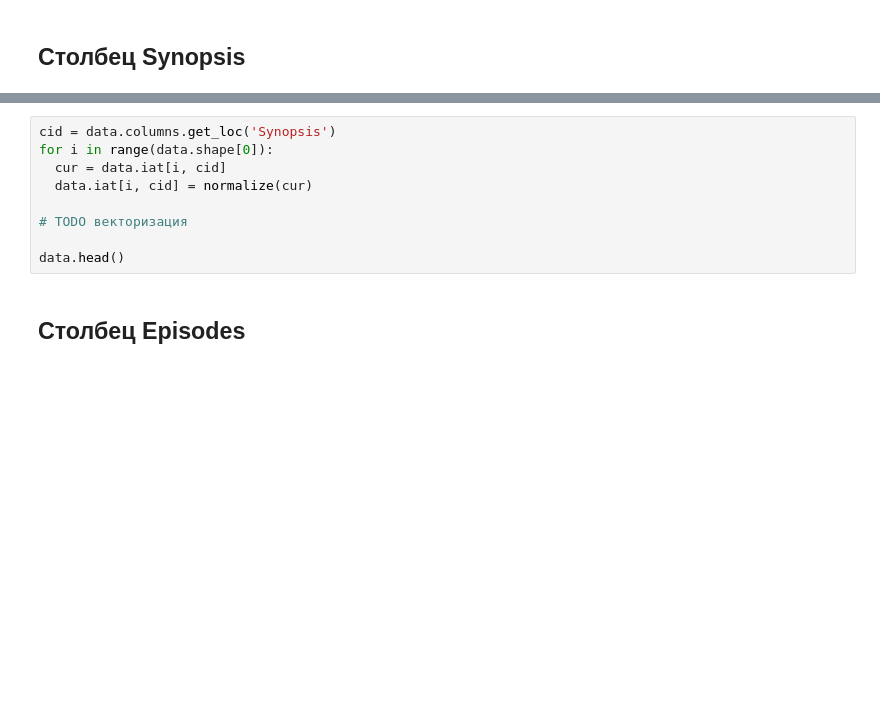
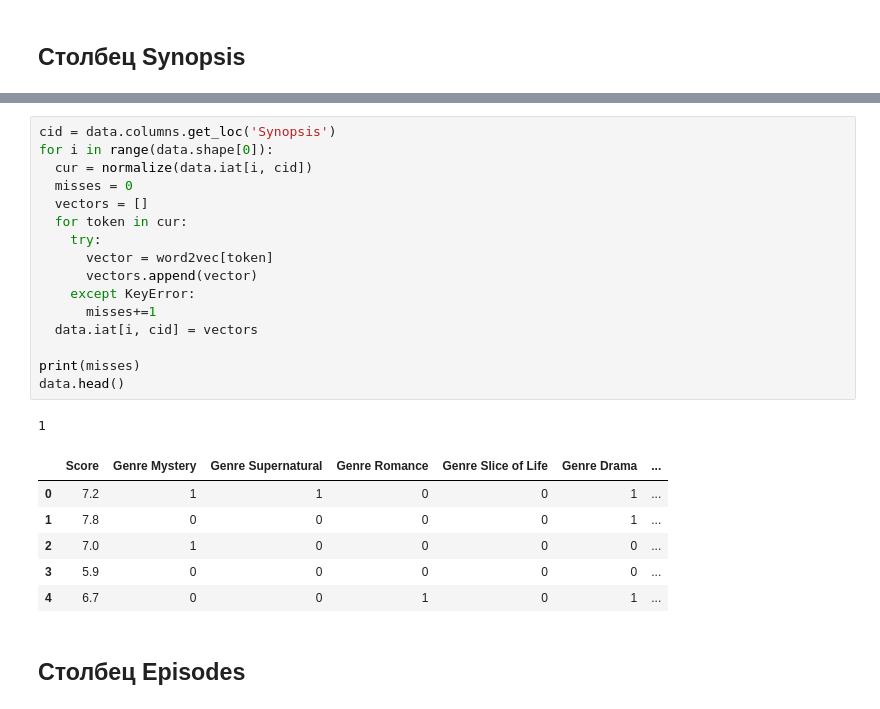
Before and after one commit to KimNikita/machine-learning-practice, a Jupyter notebook: Anime rating prediction.ipynb, the cells around one changed output, grey strips where cells are left out. Cells and saved outputs as stored; diff of their text form; blank space fills up the shorter version.

```diff
--- a/Anime rating prediction.ipynb
+++ b/Anime rating prediction.ipynb
@@ -208,12 +229,27 @@ def normalize(text):
 # %%
 cid = data.columns.get_loc('Synopsis')
 for i in range(data.shape[0]):
-  cur = data.iat[i, cid]
-  data.iat[i, cid] = normalize(cur)
+  cur = normalize(data.iat[i, cid])
+  misses = 0
+  vectors = []
+  for token in cur:
+    try:
+      vector = word2vec[token]
+      vectors.append(vector)
+    except KeyError:
+      misses+=1
+  data.iat[i, cid] = vectors
 
-# TODO векторизация
-
+print(misses)
 data.head()
+# %% [output]
+1
+|  | Score | Genre Mystery | Genre Supernatural | Genre Romance | Genre Slice of Life | Genre Drama | ... |
+| 0 | 7.2 | 1 | 1 | 0 | 0 | 1 | ... |
+| 1 | 7.8 | 0 | 0 | 0 | 0 | 1 | ... |
+| 2 | 7.0 | 1 | 0 | 0 | 0 | 0 | ... |
+| 3 | 5.9 | 0 | 0 | 0 | 0 | 0 | ... |
+| 4 | 6.7 | 0 | 0 | 1 | 0 | 1 | ... |
 # %% [markdown]
 ## Столбец Episodes
 # %%
```
Also changed, not shown: parts of 18 cells of this notebook.
